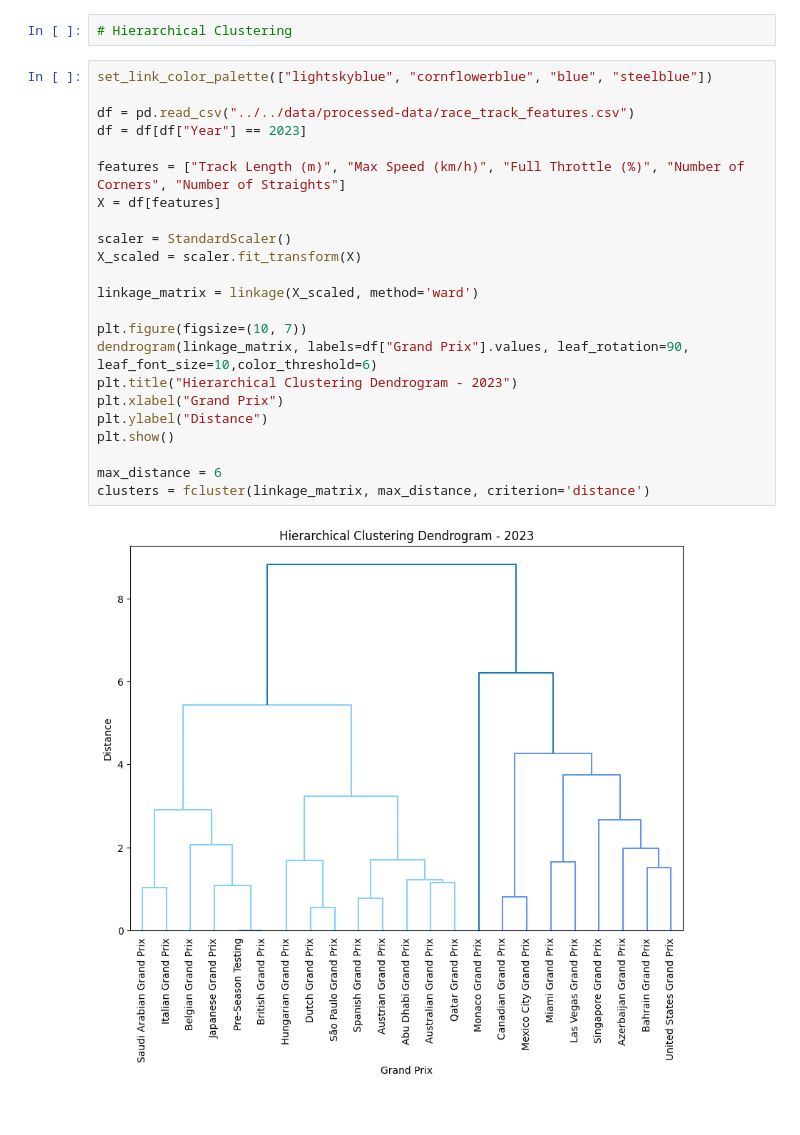
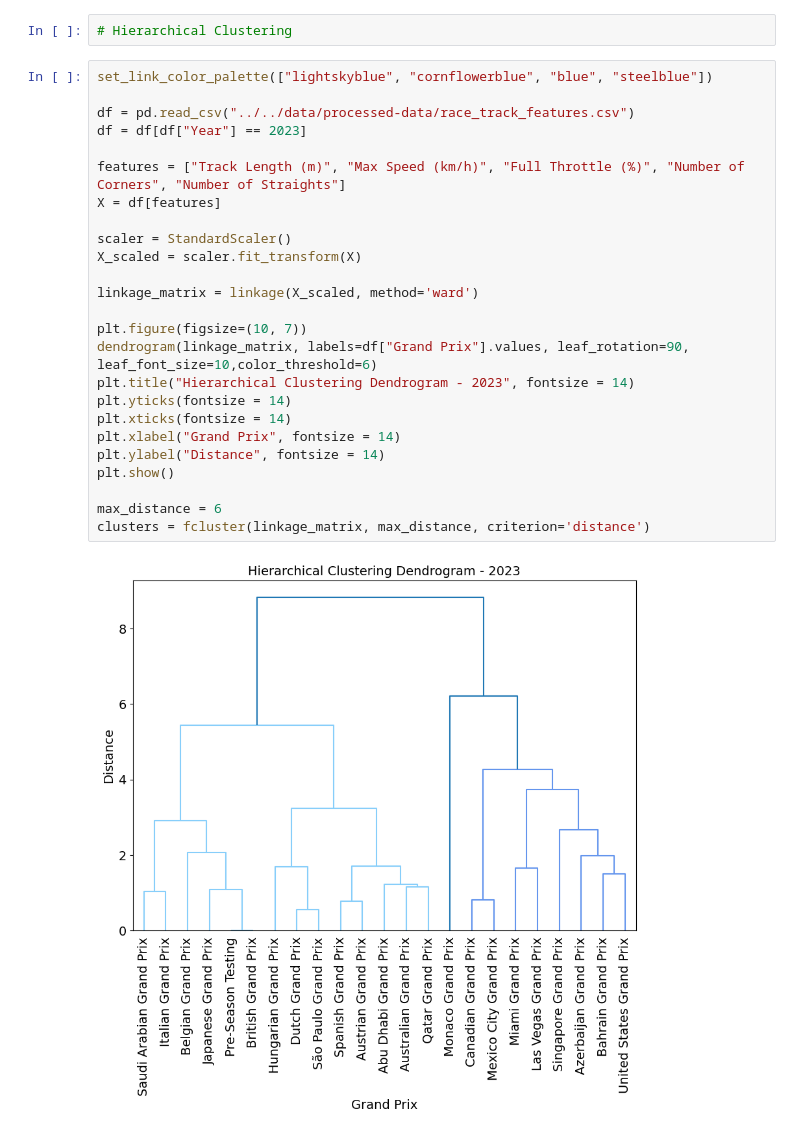
Before and after one commit to NandiniKodali988/F1-Through-Data, a Jupyter notebook: technical-details/unsupervised-learning/main.ipynb, the cells around one changed output. Saved outputs shown, nothing was run; the diff lists cells and outputs as text.

Commit message:
H Clustering - complete

```diff
--- a/technical-details/unsupervised-learning/main.ipynb
+++ b/technical-details/unsupervised-learning/main.ipynb
@@ -117,25 +118,27 @@ plt.show()
 # %%
 set_link_color_palette(["lightskyblue", "cornflowerblue", "blue", "steelblue"])
 
 df = pd.read_csv("../../data/processed-data/race_track_features.csv")
 df = df[df["Year"] == 2023]
 
 features = ["Track Length (m)", "Max Speed (km/h)", "Full Throttle (%)", "Number of Corners", "Number of Straights"]
 X = df[features]
 
 scaler = StandardScaler()
 X_scaled = scaler.fit_transform(X)
 
 linkage_matrix = linkage(X_scaled, method='ward')
 
 plt.figure(figsize=(10, 7))
 dendrogram(linkage_matrix, labels=df["Grand Prix"].values, leaf_rotation=90, leaf_font_size=10,color_threshold=6)
-plt.title("Hierarchical Clustering Dendrogram - 2023")
-plt.xlabel("Grand Prix")
-plt.ylabel("Distance")
+plt.title("Hierarchical Clustering Dendrogram - 2023", fontsize = 14)
+plt.yticks(fontsize = 14)
+plt.xticks(fontsize = 14)
+plt.xlabel("Grand Prix", fontsize = 14)
+plt.ylabel("Distance", fontsize = 14)
 plt.show()
 
 max_distance = 6
 clusters = fcluster(linkage_matrix, max_distance, criterion='distance')
 # %% [output]
-[figure, old version]
+[figure, new version]
```
Also changed, not shown: parts of 2 cells of this notebook, 3 other files.
